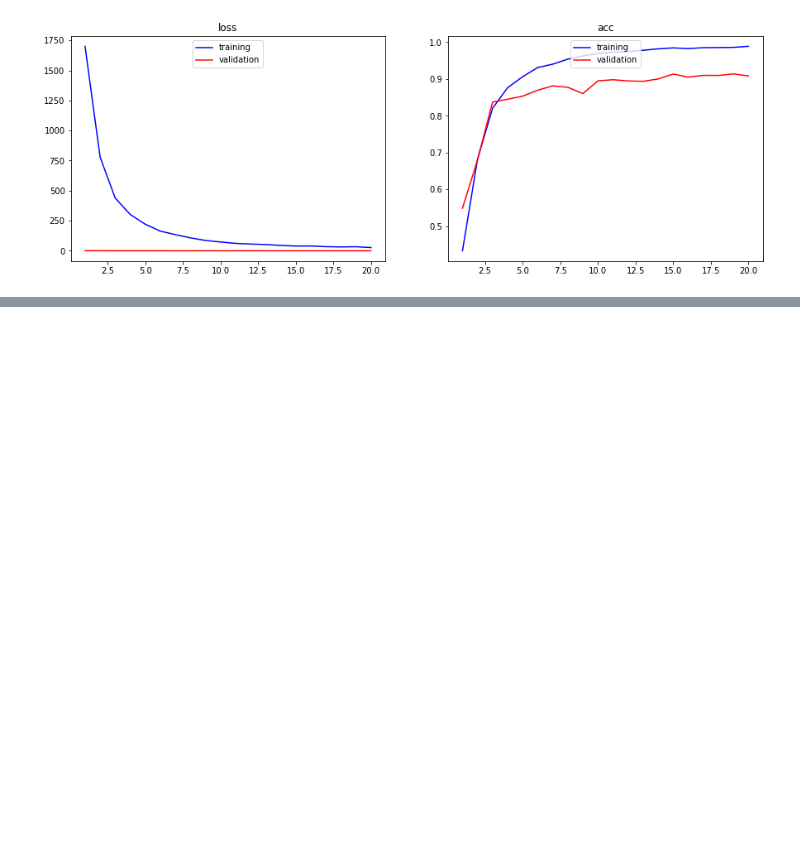
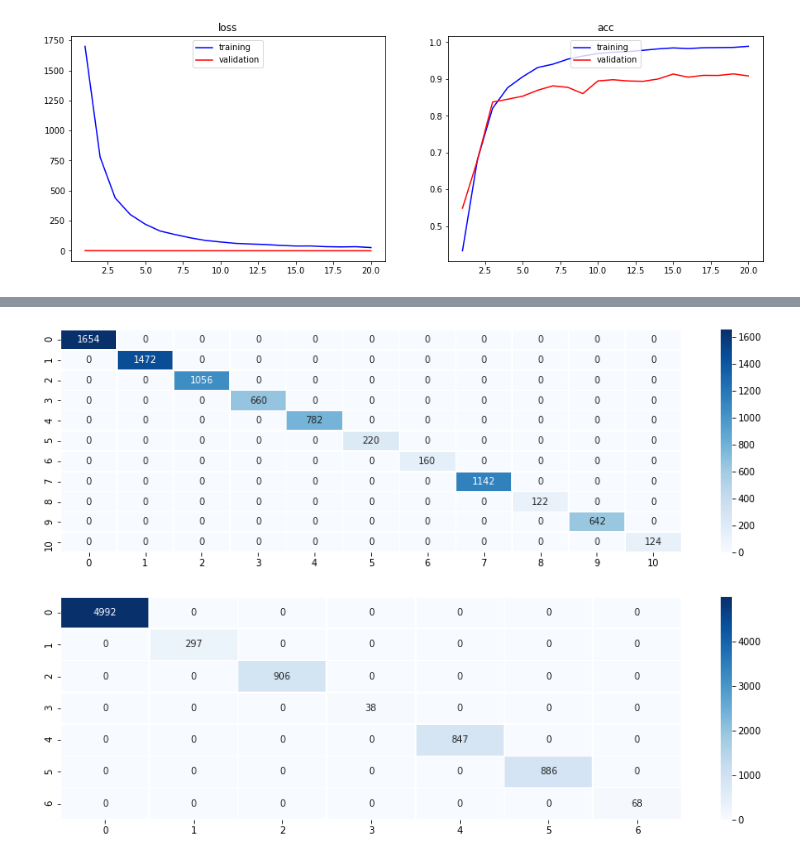
Before and after one commit to sdash-usfca/Grapheme-Classification, a Jupyter notebook: Resnet34.ipynb, the cells around one changed output, grey strips where cells are left out. Drawn from its saved outputs; the diff is of its cells as text; code cells hidden in the pictures; blank space fills up the shorter version.

```diff
--- a/ResnetV2.ipynb
+++ b/Resnet34.ipynb
@@ -478,0 +594,4 @@ plot_acc_loss(train_accs_pretrained[:20], train_losses_pretrained[:20], valid_ac
+# %%
+plot_final_confusion_matrices(valid_outputs_1, valid_targets_1)
+# %% [output]
+[figure, added]
```
Also changed, not shown: parts of 4 cells of this notebook, 2 other files.
